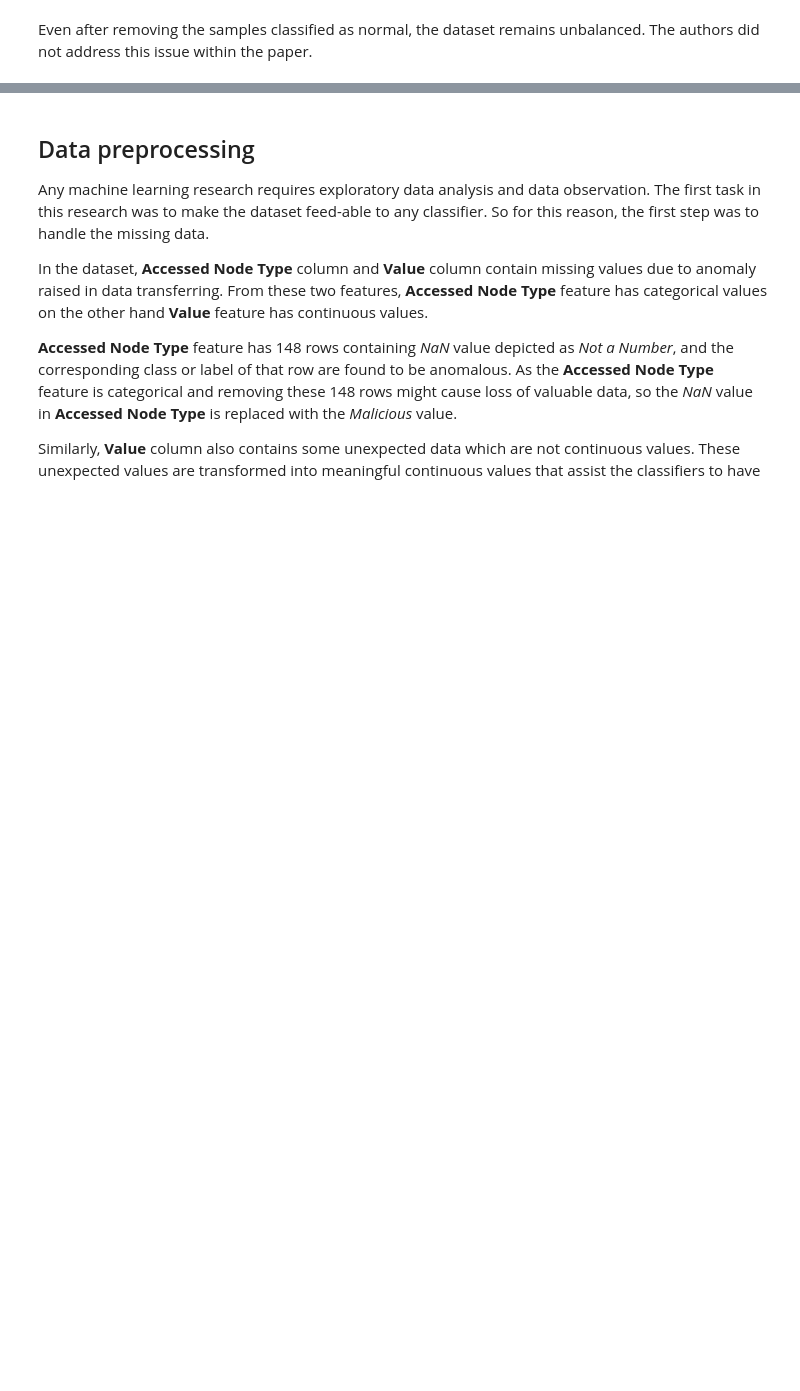
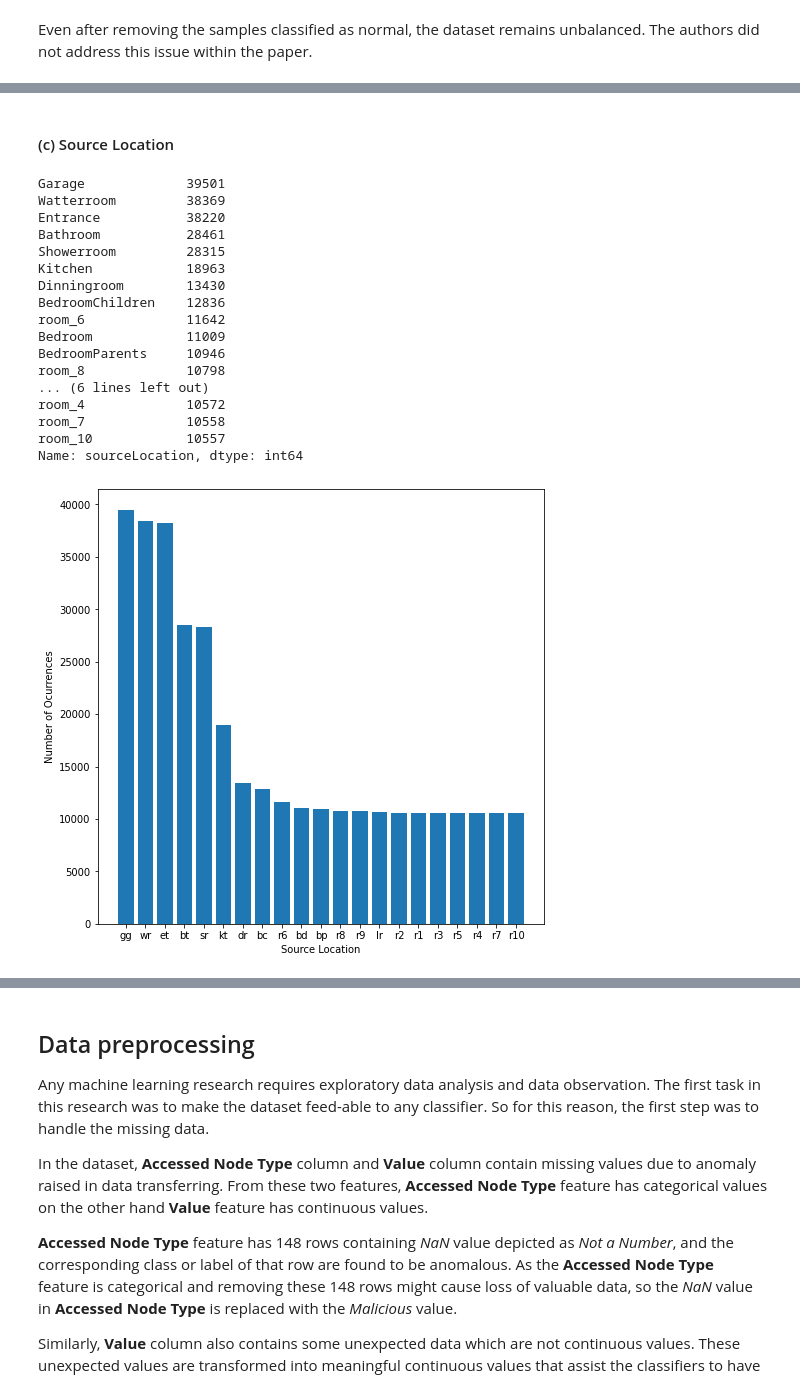
Before and after one commit to catarinaacsilva/kdd, a Jupyter notebook: paperAnalysis/main.ipynb, the cells around one changed output, grey strips where cells are left out. Drawn from its saved outputs; the diff is of its cells as text; code cells hidden in the pictures; blank space fills up the shorter version.

```diff
--- a/paperAnalysis/main.ipynb
+++ b/paperAnalysis/main.ipynb
@@ -79,0 +235,28 @@ The authors did not address this issue within the paper.
+# %% [markdown]
+#### (c) Source Location
+# %%
+dict_ = df.sourceLocation.value_counts()
+display(dict_)
+
+x_label = 'Source Location'
+
+createFrequencyTable(dict_, x_label)
+# %% [output]
+Garage             39501
+Watterroom         38369
+Entrance           38220
+Bathroom           28461
+Showerroom         28315
+Kitchen            18963
+Dinningroom        13430
+BedroomChildren    12836
+room_6             11642
+Bedroom            11009
+BedroomParents     10946
+room_8             10798
+... (6 lines left out)
+room_4             10572
+room_7             10558
+room_10            10557
+Name: sourceLocation, dtype: int64
+[figure, added]
```
Also changed, not shown: parts of 25 cells of this notebook.
